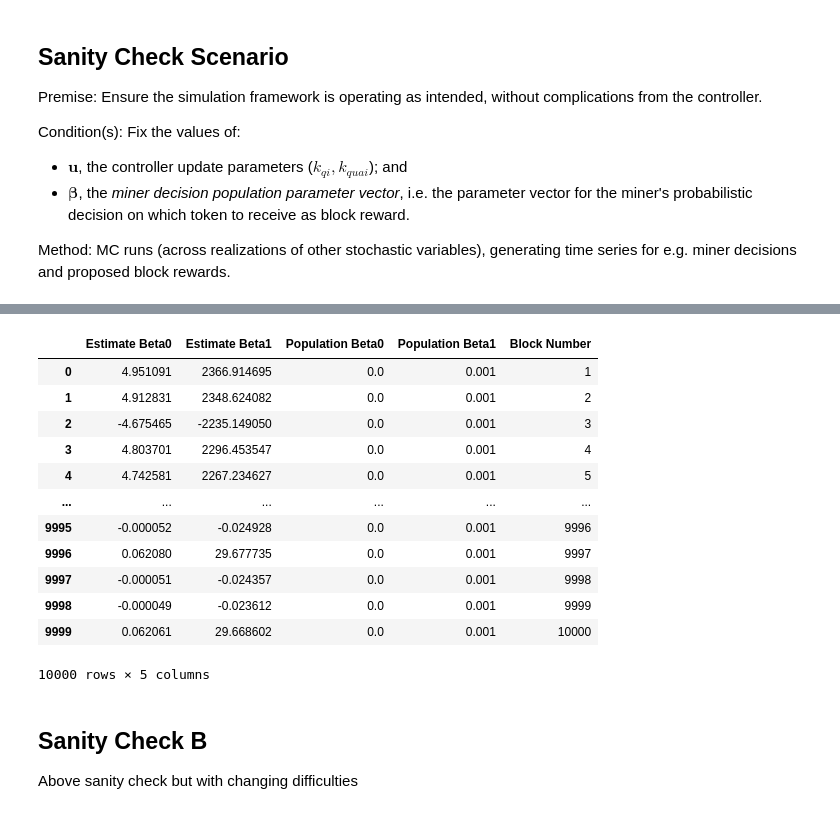
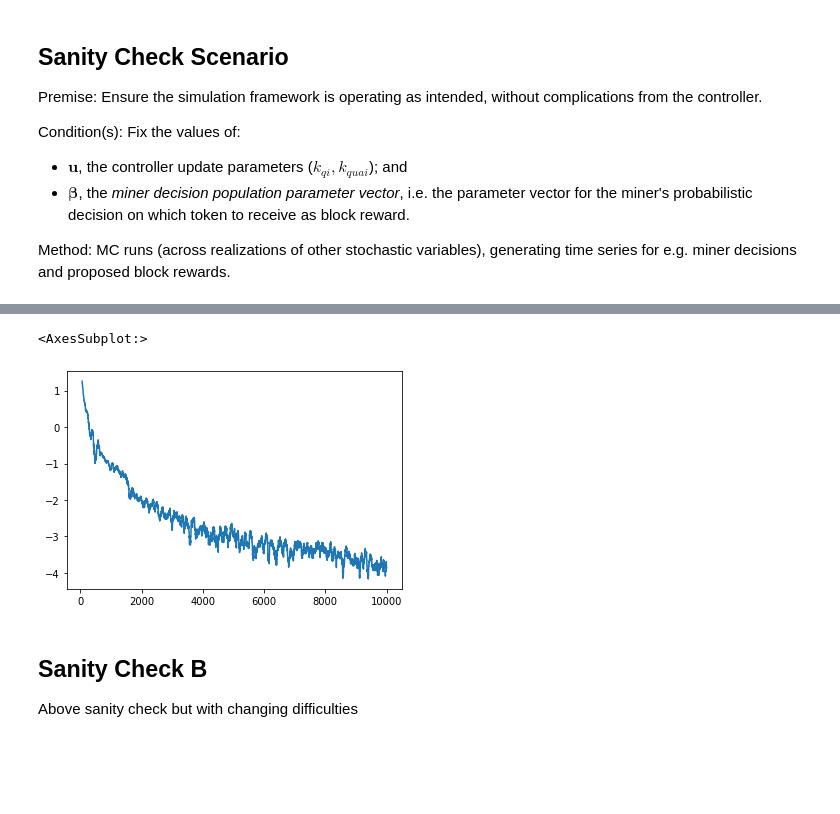
Before and after one commit to dominant-strategies/Quai-Macro-Model, a Jupyter notebook: Spec/Controller Basic Scenarios.ipynb, the cells around one changed output, grey strips where cells are left out. Cells and saved outputs as stored; diff of their text form; code cells hidden in the pictures; blank space fills up the shorter version.

```diff
--- a/Spec/Controller Basic Scenarios.ipynb
+++ b/Spec/Controller Basic Scenarios.ipynb
@@ -53,16 +56,5 @@ Placeholder has no control action options
-# %%
-df
-# %% [output]
-|  | Estimate Beta0 | Estimate Beta1 | Population Beta0 | Population Beta1 | Block Number |
-| 0 | 4.951091 | 2366.914695 | 0.0 | 0.001 | 1 |
-| 1 | 4.912831 | 2348.624082 | 0.0 | 0.001 | 2 |
-| 2 | -4.675465 | -2235.149050 | 0.0 | 0.001 | 3 |
-| 3 | 4.803701 | 2296.453547 | 0.0 | 0.001 | 4 |
-| 4 | 4.742581 | 2267.234627 | 0.0 | 0.001 | 5 |
-| ... | ... | ... | ... | ... | ... |
-| 9995 | -0.000052 | -0.024928 | 0.0 | 0.001 | 9996 |
-| 9996 | 0.062080 | 29.677735 | 0.0 | 0.001 | 9997 |
-| 9997 | -0.000051 | -0.024357 | 0.0 | 0.001 | 9998 |
-| 9998 | -0.000049 | -0.023612 | 0.0 | 0.001 | 9999 |
-| 9999 | 0.062061 | 29.668602 | 0.0 | 0.001 | 10000 |
-10000 rows × 5 columns
+# %%
+np.log(((df['Estimate Beta0'] - df['Population Beta0']).abs().rolling(60).mean())).plot(kind='line')
+# %% [output]
+<AxesSubplot:>
+[figure, added]
```
Also changed, not shown: parts of 6 cells of this notebook, 1 other file.
